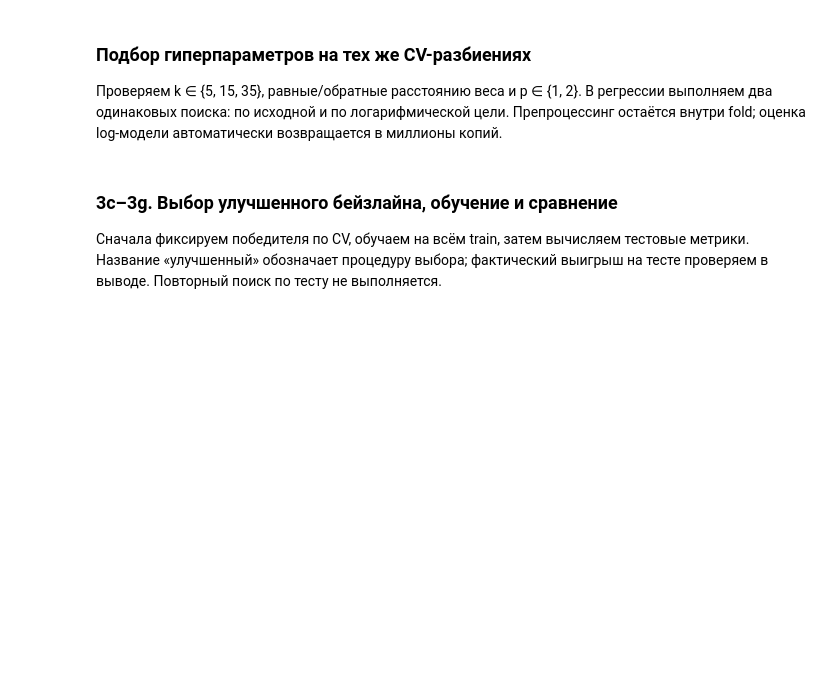
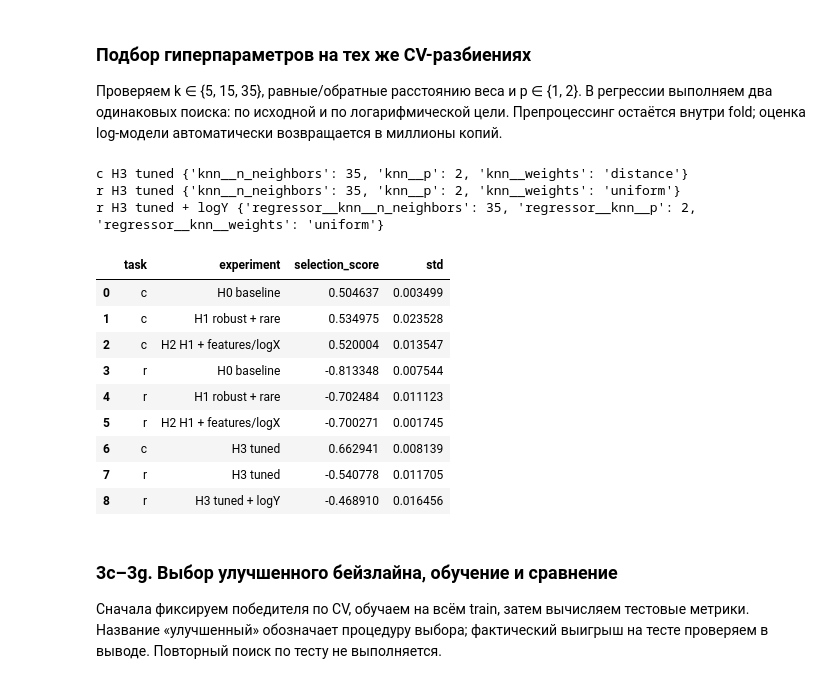
Before and after one commit to skelet0no/knn-classification-regression-labs, a Jupyter notebook: research-1.ipynb, the cells around one changed output. Drawn from its saved outputs; the diff is of its cells as text; code cells hidden in the pictures; blank space fills up the shorter version.

```diff
--- a/research-1.ipynb
+++ b/research-1.ipynb
@@ -246,28 +299,41 @@ display(cv_table)
 # %%
 param_grid = {"knn__n_neighbors": [5, 15, 35], "knn__weights": ["uniform", "distance"], "knn__p": [1, 2]}
 searches = {}
 for task, X, y, folds, scoring in [("c", Xc_train, yc_train, cv_c, "average_precision"),
                                   ("r", Xr_train, yr_train, cv_r, "neg_mean_absolute_error")]:
     variants = [("H3 tuned", candidate(task, True, True, True), param_grid)]
     if task == "r":
         log_model = TransformedTargetRegressor(regressor=candidate(task, True, True, True),
                                               func=np.log1p, inverse_func=np.expm1)
         variants.append(("H3 tuned + logY", log_model,
                          {"regressor__" + k: v for k, v in param_grid.items()}))
     for name, model, grid in variants:
         search = GridSearchCV(model, grid, cv=folds, scoring=scoring,
                               n_jobs=2, refit=True, error_score="raise")
         search.fit(X, y)
         searches[(task, name)] = search
         candidates[task][name] = search.best_estimator_
         idx = search.best_index_
         experiments.append({"task": task, "experiment": name,
             "selection_score": search.best_score_, "std": search.cv_results_["std_test_score"][idx]})
         print(task, name, search.best_params_)
-        pd.DataFrame(search.cv_results_).to_csv(RESULTS / f"grid_{task}_{'log' if 'logY' in name else 'raw'}.csv", index=False)
 cv_table = pd.DataFrame(experiments)
 display(cv_table)
 cv_table.to_csv(RESULTS / "cv_experiments.csv", index=False)
+# %% [output]
+c H3 tuned {'knn__n_neighbors': 35, 'knn__p': 2, 'knn__weights': 'distance'}
+r H3 tuned {'knn__n_neighbors': 35, 'knn__p': 2, 'knn__weights': 'uniform'}
+r H3 tuned + logY {'regressor__knn__n_neighbors': 35, 'regressor__knn__p': 2, 'regressor__knn__weights': 'uniform'}
+|  | task | experiment | selection_score | std |
+| 0 | c | H0 baseline | 0.504637 | 0.003499 |
+| 1 | c | H1 robust + rare | 0.534975 | 0.023528 |
+| 2 | c | H2 H1 + features/logX | 0.520004 | 0.013547 |
+| 3 | r | H0 baseline | -0.813348 | 0.007544 |
+| 4 | r | H1 robust + rare | -0.702484 | 0.011123 |
+| 5 | r | H2 H1 + features/logX | -0.700271 | 0.001745 |
+| 6 | c | H3 tuned | 0.662941 | 0.008139 |
+| 7 | r | H3 tuned | -0.540778 | 0.011705 |
+| 8 | r | H3 tuned + logY | -0.468910 | 0.016456 |
 # %% [markdown]
 ### 3c–3g. Выбор улучшенного бейзлайна, обучение и сравнение
 Сначала фиксируем победителя по CV, обучаем на всём train, затем вычисляем тестовые метрики. Название «улучшенный» обозначает процедуру выбора; фактический выигрыш на тесте проверяем в выводе. Повторный поиск по тесту не выполняется.
```
Also changed, not shown: parts of 17 cells of this notebook, 5 other files.
